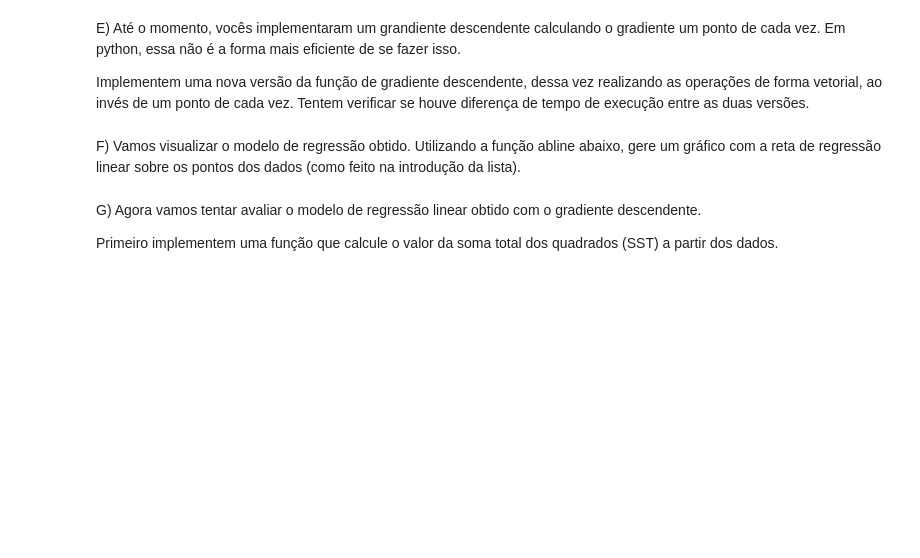
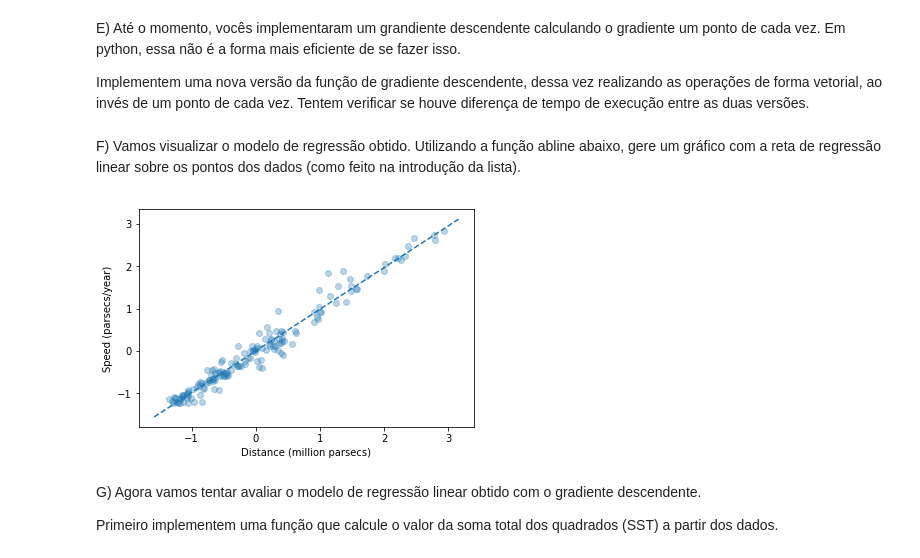
Before and after one commit to vrjuliao/BCC, a Jupyter notebook: introducao-a-ciencia-dos-dados/ICD20192-Lista05/Lista05.ipynb, the cells around one changed output. Cells and saved outputs as stored; diff of their text form; code cells hidden in the pictures; blank space fills up the shorter version.

```diff
--- a/introducao-a-ciencia-dos-dados/ICD20192-Lista05/Lista05.ipynb
+++ b/introducao-a-ciencia-dos-dados/ICD20192-Lista05/Lista05.ipynb
@@ -109,7 +109,7 @@ C) Implemente a função de gradiente para um ponto, retornando uma lista com os
 def gradient(x_i, y_i, alpha, beta):
     # YOUR CODE HERE
 #     raise NotImplementedError()
-    pre_derivada = -2 * (y_i - beta * x_i)
+    pre_derivada = -2 * (y_i - (beta * x_i) - alpha)
     return [pre_derivada, pre_derivada * x_i]
 # %%
 assert_almost_equal(gradient(230.960787, 0.016226, 0, 0.1), [46.15971, 10661.08189], 2)
@@ -127,24 +127,21 @@ def descent(x, y, param, lambda_=0.0001, niter=1000):
     # niter : número de iterações do gradiente descendente
     # YOUR CODE HERE
 #     raise NotImplementedError()
-    n = len(x)
+    n_ = 1/len(x)
     sqr_err = np.inf
-    iterations = 0
     tol = 0.000001
-    for i in range(niter):
+    for _ in range(niter):
         alpha = 0.0
         beta = 0.0
         error = 0.0
         for x_i, y_i in zip(x, y):
             alpha_ax, beta_ax = gradient(x_i, y_i, param[0], param[1])
-            error = loss_um_ponto(x_i, y_i, param[0], param[1])
-            alpha = alpha - lambda_*alpha_ax
-            beta = beta - lambda_*beta_ax
-        param[0] = param[0] - lambda_*(alpha/n)
-        param[1] =  param[1] - lambda_*(beta/n)
-        iterations+=1
+            error = error + loss_um_ponto(x_i, y_i, param[0], param[1])
+            alpha = alpha + alpha_ax
+            beta = beta + beta_ax
+        param[0] = param[0] - (lambda_*alpha)
+        param[1] =  param[1] - (lambda_*beta)
+        error = error*n_
         if abs(sqr_err - error) < tol: break
-    return param[0], param[1]
-
-print(descent(df.values[:, 0], df.values[:, 1], [0,76]))
-# print([x, y for x, y in zip(df.values[:, 0], df.values[:, 1])])
+        sqr_err = error
+    return [param[0], param[1]]
@@ -175,13 +181,20 @@ def abline(slope, intercept):
 # %%
 def plot_regression(x, y, param, lambda_, niter):
     # x,y : dados
     # param : lista com valores iniciais para alpha e beta
     # lambda_ : taxa de aprendizado
     # niter : número de iterações do gradiente descendente
     # YOUR CODE HERE
-    raise NotImplementedError()
+#     raise NotImplementedError()
+    intercept, slope = descent(x, y, param, lambda_, niter)
+    plt.scatter(x, y, alpha=0.3)
+    plt.xlabel('Distance (million parsecs)')
+    plt.ylabel('Speed (parsecs/year)')
+    abline(slope, intercept)
 
 plot_regression(df.values[:, 0], df.values[:, 1], [1, 1], 0.0001, 1000)
+# %% [output]
+[figure, added]
 # %% [markdown]
 G) Agora vamos tentar avaliar o modelo de regressão linear obtido com o gradiente descendente.
 
```
Also changed, not shown: parts of 8 cells of this notebook.
